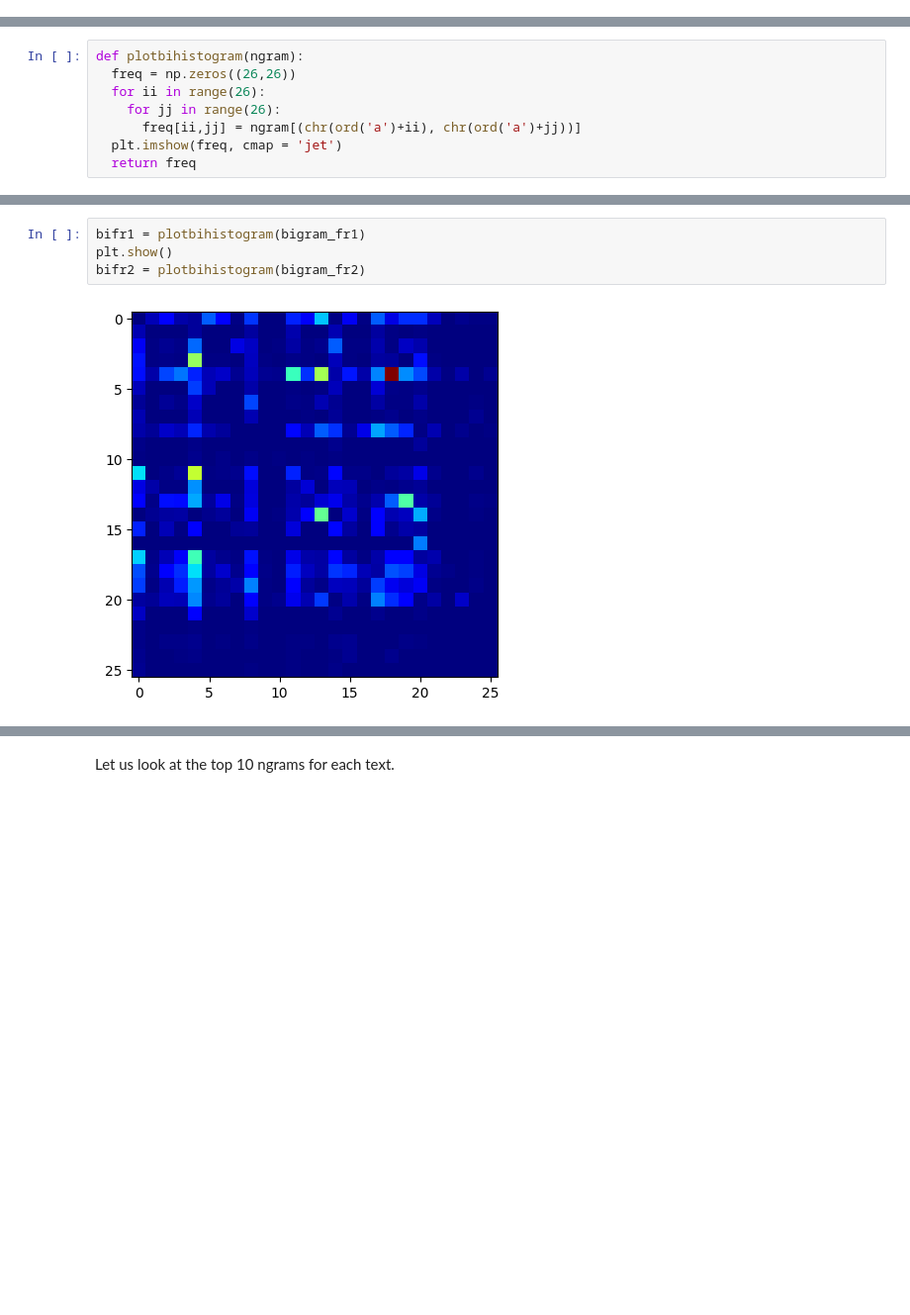
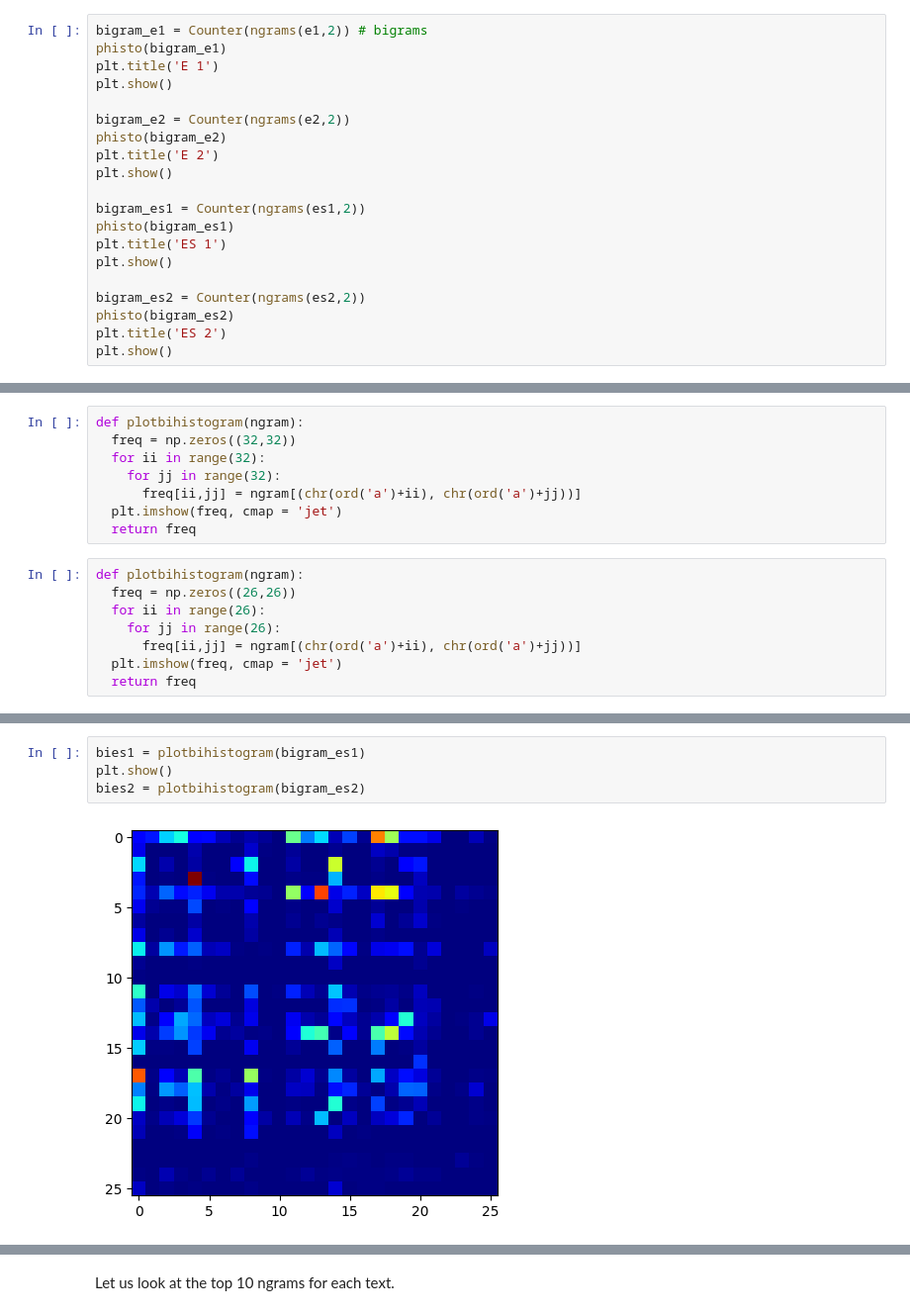
Before and after one commit to lohithready/ihub-iiith, a Jupyter notebook: Copy_of_AIML_III_Module_01_Lab_01_Features(Lohith's).ipynb, the cells around one changed output, grey strips where cells are left out. Shown at 99% size. Saved outputs shown, nothing was run; the diff lists cells and outputs as text; blank space fills up the shorter version.

```diff
--- a/Copy_of_AIML_III_Module_01_Lab_01_Features(Lohith's).ipynb
+++ b/Copy_of_AIML_III_Module_01_Lab_01_Features(Lohith's).ipynb
@@ -194,0 +244,20 @@ We can see that the unigrams for French and English are very similar. So this is
+# %%
+bigram_e1 = Counter(ngrams(e1,2)) # bigrams
+phisto(bigram_e1)
+plt.title('E 1')
+plt.show()
+
+bigram_e2 = Counter(ngrams(e2,2))
+phisto(bigram_e2)
+plt.title('E 2')
+plt.show()
+
+bigram_es1 = Counter(ngrams(es1,2))
+phisto(bigram_es1)
+plt.title('ES 1')
+plt.show()
+
+bigram_es2 = Counter(ngrams(es2,2))
+phisto(bigram_es2)
+plt.title('ES 2')
+plt.show()
@@ -219,6 +293,14 @@ plt.show()
 [figure]
 # %% [markdown]
 Another way to visualize bigrams is to use a 2-dimensional graph.
+# %%
+def plotbihistogram(ngram):
+  freq = np.zeros((32,32))
+  for ii in range(32):
+    for jj in range(32):
+      freq[ii,jj] = ngram[(chr(ord('a')+ii), chr(ord('a')+jj))]
+  plt.imshow(freq, cmap = 'jet')
+  return freq
 # %%
 def plotbihistogram(ngram):
   freq = np.zeros((26,26))
@@ -237,6 +319,6 @@ bieng2 = plotbihistogram(bigram_eng2)
 # %%
-bifr1 = plotbihistogram(bigram_fr1)
+bies1 = plotbihistogram(bigram_es1)
 plt.show()
-bifr2 = plotbihistogram(bigram_fr2)
+bies2 = plotbihistogram(bigram_es2)
 # %% [output]
-[figure, old version]
+[figure, new version]
```
Also changed, not shown: parts of 26 cells of this notebook.
